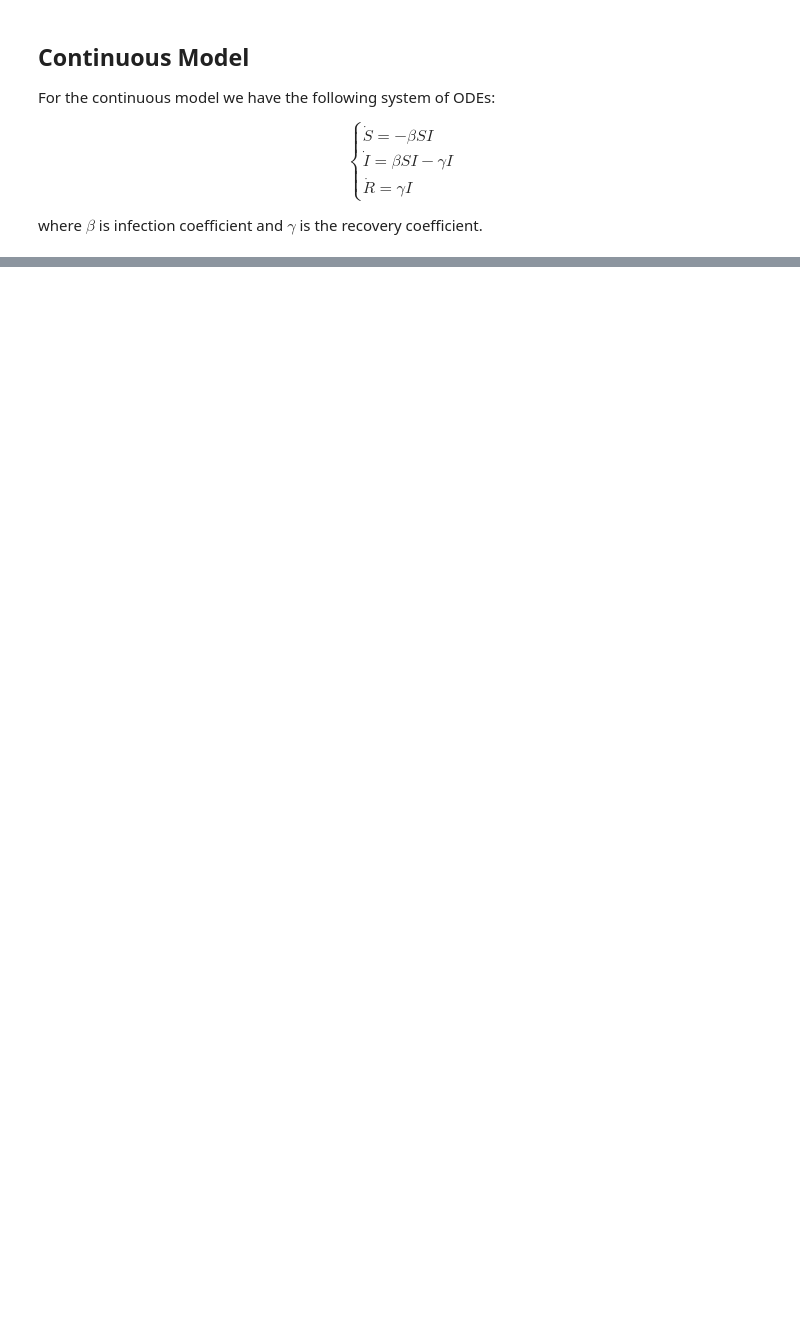
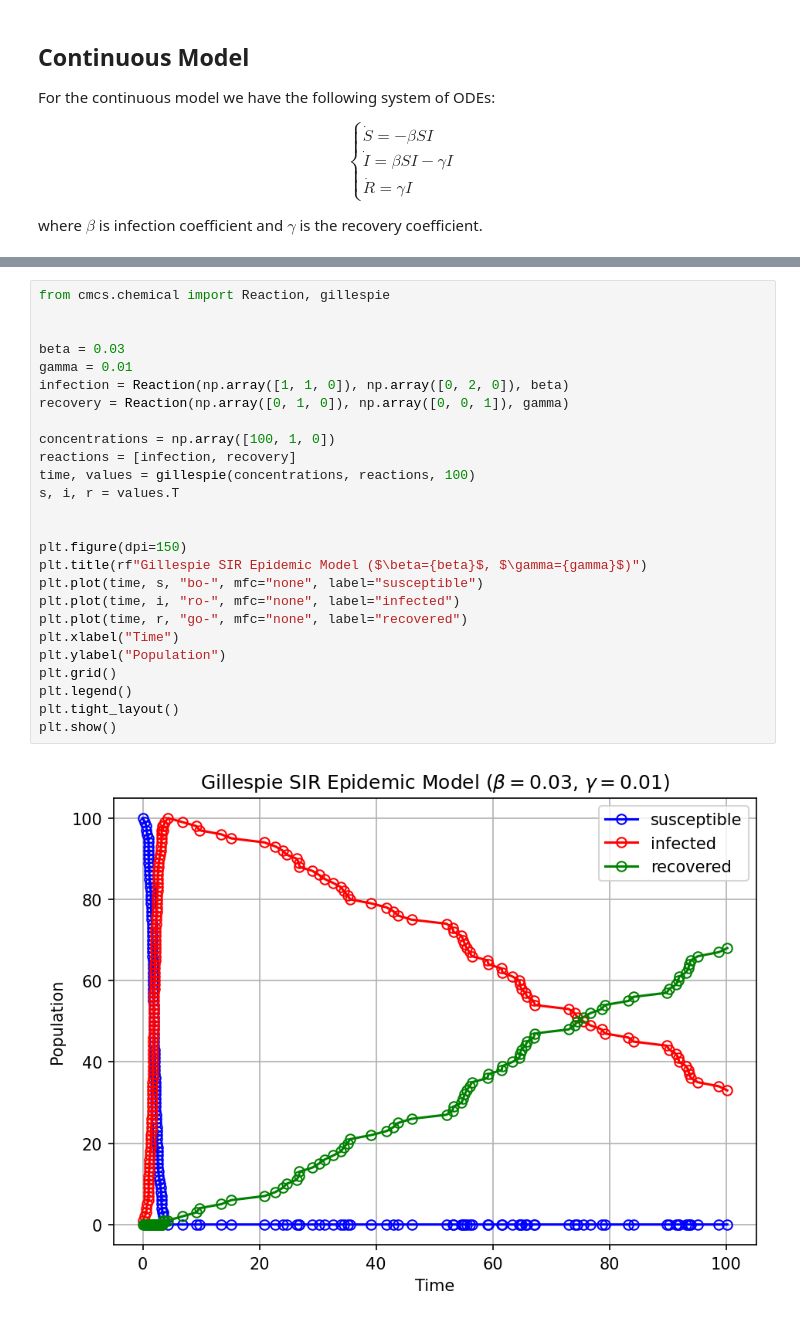
Before and after one commit to FedericoBustaffa/cmcs, a Jupyter notebook: notebooks/epidemic.ipynb, the cells around one changed output, grey strips where cells are left out. Drawn from its saved outputs; the diff is of its cells as text; blank space fills up the shorter version.

Commit message:
gillespie

```diff
--- a/notebooks/epidemic.ipynb
+++ b/notebooks/epidemic.ipynb
@@ -133,0 +133,28 @@ combinations
+# %%
+from cmcs.chemical import Reaction, gillespie
+
+
+beta = 0.03
+gamma = 0.01
+infection = Reaction(np.array([1, 1, 0]), np.array([0, 2, 0]), beta)
+recovery = Reaction(np.array([0, 1, 0]), np.array([0, 0, 1]), gamma)
+
+concentrations = np.array([100, 1, 0])
+reactions = [infection, recovery]
+time, values = gillespie(concentrations, reactions, 100)
+s, i, r = values.T
+
+
+plt.figure(dpi=150)
+plt.title(rf"Gillespie SIR Epidemic Model ($\beta={beta}$, $\gamma={gamma}$)")
+plt.plot(time, s, "bo-", mfc="none", label="susceptible")
+plt.plot(time, i, "ro-", mfc="none", label="infected")
+plt.plot(time, r, "go-", mfc="none", label="recovered")
+plt.xlabel("Time")
+plt.ylabel("Population")
+plt.grid()
+plt.legend()
+plt.tight_layout()
+plt.show()
+# %% [output]
+[figure, added]
```
Also changed, not shown: parts of 3 cells of this notebook, 1 other file.
